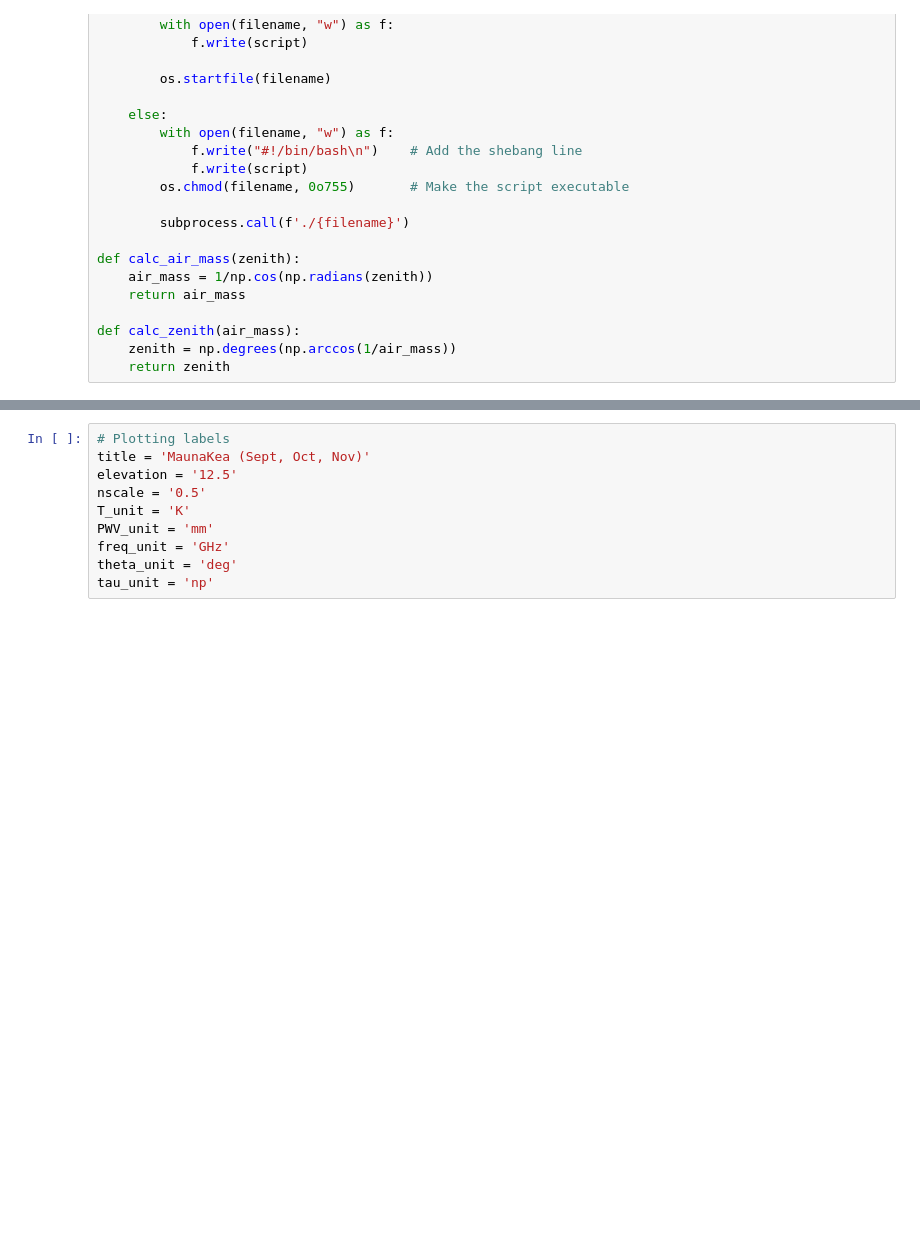
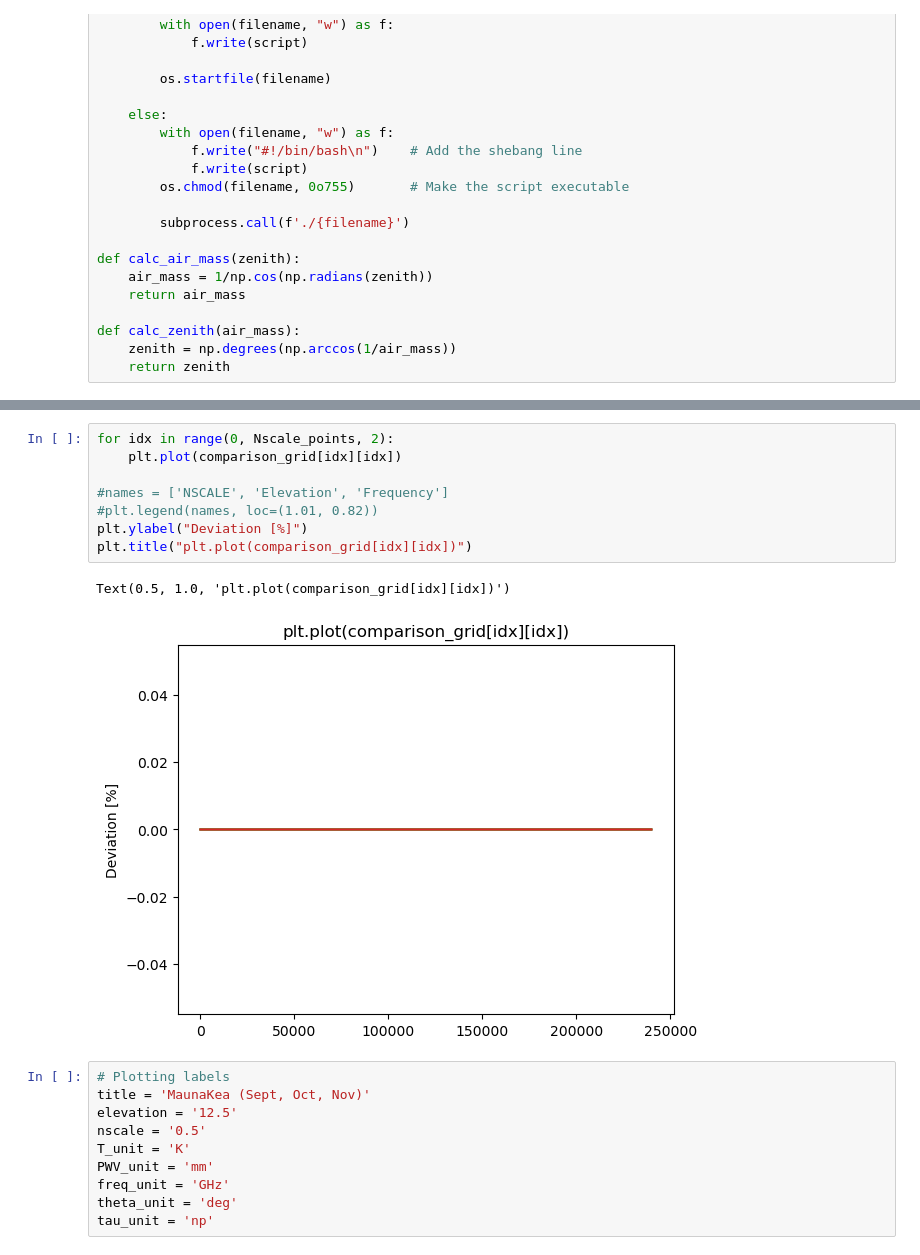
Before and after one commit to kartographer/ozone_radiometry, a Jupyter notebook: MaunaKea/interpolation/sandbox.ipynb, the cells around one changed output, grey strips where cells are left out. Saved outputs shown, nothing was run; the diff lists cells and outputs as text; blank space fills up the shorter version.

```diff
--- a/MaunaKea/interpolation/sandbox.ipynb
+++ b/MaunaKea/interpolation/sandbox.ipynb
@@ -107,3 +109,14 @@ Text(0, 0.5, 'Deviation [%]')
+# %%
+for idx in range(0, Nscale_points, 2):
+    plt.plot(comparison_grid[idx][idx])
+
+#names = ['NSCALE', 'Elevation', 'Frequency']
+#plt.legend(names, loc=(1.01, 0.82))
+plt.ylabel("Deviation [%]")
+plt.title("plt.plot(comparison_grid[idx][idx])")
+# %% [output]
+Text(0.5, 1.0, 'plt.plot(comparison_grid[idx][idx])')
+[figure, added]
 # %%
 # Plotting labels
 title = 'MaunaKea (Sept, Oct, Nov)'
```
Also changed, not shown: parts of 5 cells of this notebook, 1 other file.
